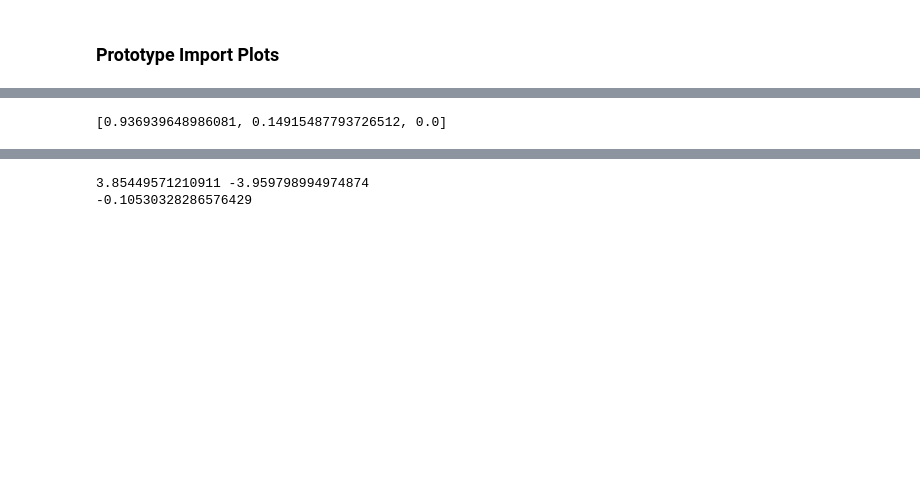
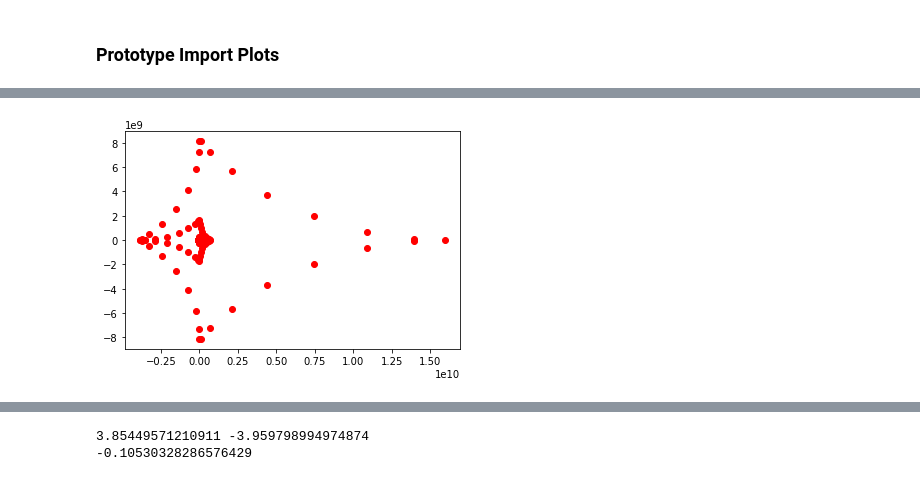
Before and after one commit to Nefari0/Jupyter-blender, a Jupyter notebook: blender-geometry-data-conversion.ipynb, the cells around one changed output, grey strips where cells are left out. Drawn from its saved outputs; the diff is of its cells as text; code cells hidden in the pictures; blank space fills up the shorter version.

```diff
--- a/blender-geometry-data-conversion.ipynb
+++ b/blender-geometry-data-conversion.ipynb
@@ -146,30 +165,11 @@ print(new_coords)
-# %%
-# experimental
-
-# this cell opens to saved .txt file from cell above and converts it
-# back into a list of lists of numbers
-# This is the code block that will be used to import
-# data from this calculation , to the python script in blender that
-# generates geometry
-
-read_mesh = open("C:\\Users\chris\ChrisdeMontigny\\Nefari0 Repository\Python\Blender\mesh_data.txt","r")
-is_read = read_mesh.read()
-read_mesh.close()
-
-read_list = list(is_read.split('>>')) # converts to python array
-# list_index = read_list.split('<')
-new_coords = []
-
-# print(read_list[199])
-
-for i in range(len(read_list)-1):
-    list_index = read_list[i].split('<') # converts each array element into floats, stores in new_coord array
-    coords = [float(list_index[1]),float(list_index[3]),float(list_index[5])]
-#     print(i,list_index[3])
-    new_coords.append(coords)
-
-print(new_coords[1])
-# %% [output]
-[0.936939648986081, 0.14915487793726512, 0.0]
+# %%
+# experimental
+
+# print(new_coords)
+
+for i in new_coords:
+    plt.plot(i[0],i[1],'ro')
+# %% [output]
+[figure, added]
 # %%
 # experimental
```
Also changed, not shown: parts of 17 cells of this notebook, 4 other files.
